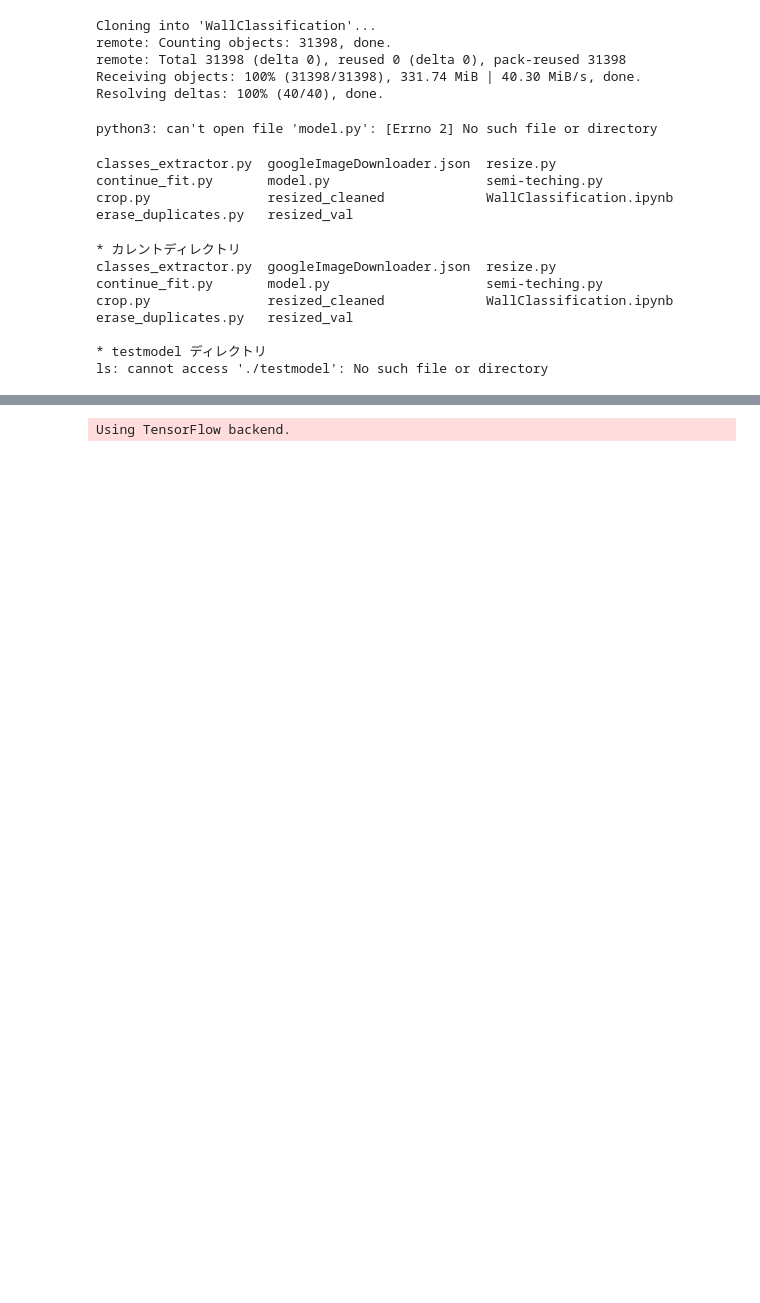
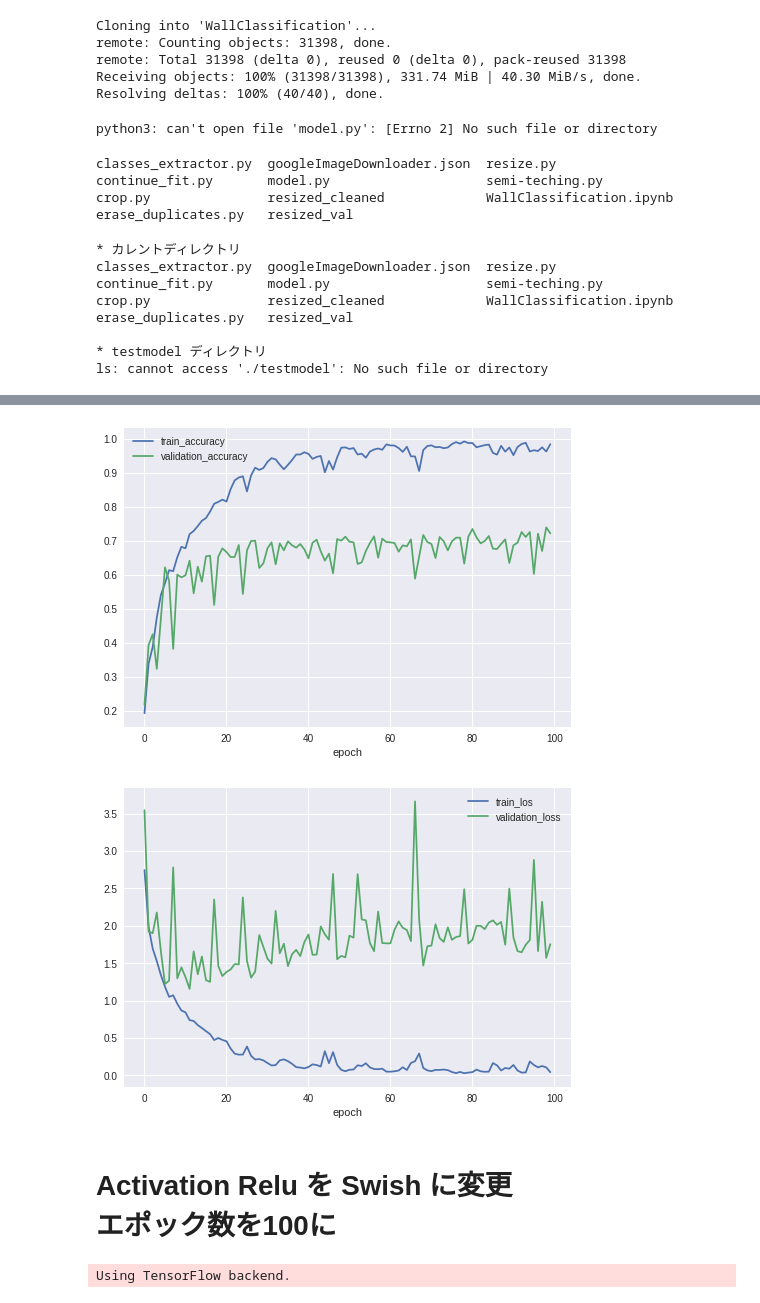
Before and after one commit to shuuichi/WallClassification, a Jupyter notebook: WallClassification.ipynb, the cells around one changed output, grey strips where cells are left out. Drawn from its saved outputs; the diff is of its cells as text; code cells hidden in the pictures; blank space fills up the shorter version.

```diff
--- a/WallClassification.ipynb
+++ b/WallClassification.ipynb
@@ -41,3 +41,44 @@ erase_duplicates.py   resized_val
 
 * testmodel ディレクトリ
 ls: cannot access './testmodel': No such file or directory
+# %%
+import pandas as pd
+import matplotlib.pyplot as plt
+
+def aclosplot(filename):
+    # Read file
+    df = pd.read_csv(filename)
+
+    # Set values
+    # epoch,acc,loss,val_acc,val_loss
+    x = df['epoch'].values
+    y0 = df['acc'].values
+    y1 = df['loss'].values
+    y2 = df['val_acc'].values
+    y3 = df['val_loss'].values
+
+    # Set background color to white
+    fig = plt.figure()
+    fig.patch.set_facecolor('white')
+
+    # Plot lines
+    plt.xlabel('epoch')
+    plt.plot(x, y0, label='train_accuracy')
+    plt.plot(x, y2, label='validation_accuracy')
+    # plt.plot(x, y1, label='train_los')
+    # plt.plot(x, y3, label='validation_loss')
+    plt.legend()
+
+    # Visualize
+    plt.show()
+
+
+    # Plot lines
+    plt.xlabel('epoch')
+    # plt.plot(x, y0, label='train_accuracy')
+    # plt.plot(x, y2, label='validation_accuracy')
+    plt.plot(x, y1, label='train_los')
+    plt.plot(x, y3, label='validation_loss')
+    plt.legend()
+
+    plt.show()
@@ -44,3 +230,10 @@ ls: cannot access './testmodel': No such file or directory
+# %%
+aclosplot('test00.csv')
+# %% [output]
+[figure, added]
+[figure, added]
+# %% [markdown]
+# Activation Relu を Swish に変更<BR>エポック数を100に
 # %%
 """
 サンプルのモデルの定義と訓練を行うモジュール
```
Also changed, not shown: parts of 7 cells of this notebook.
